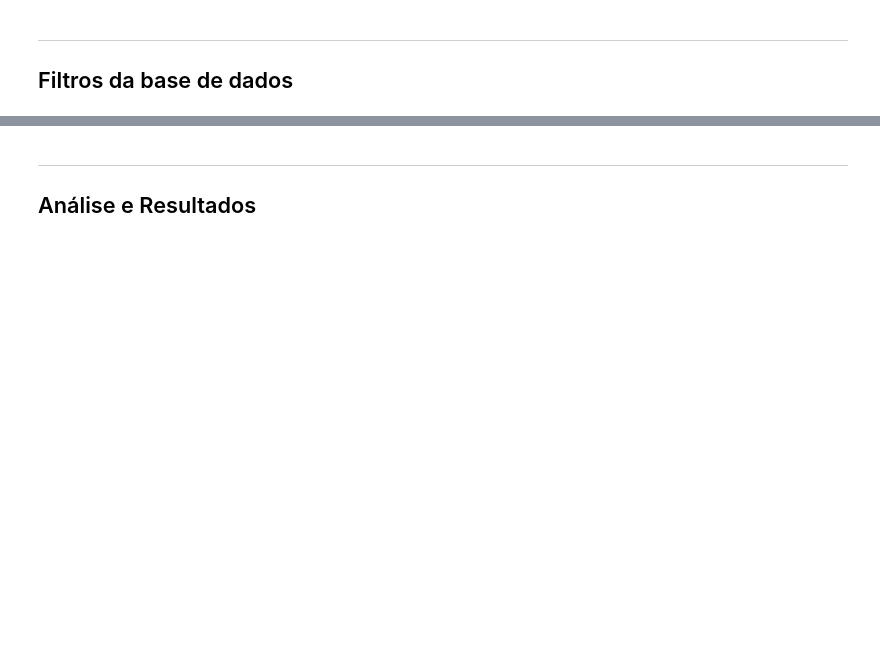
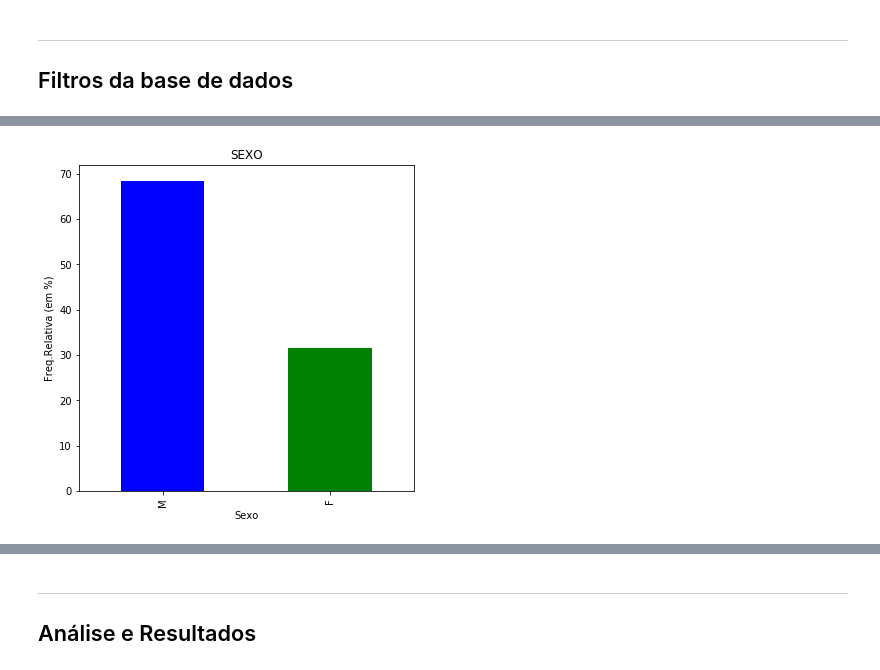
Before and after one commit to victorniubo/cdados_dp, a Jupyter notebook: Projeto1 Layout.ipynb, the cells around one changed output, grey strips where cells are left out. Cells and saved outputs as stored; diff of their text form; code cells hidden in the pictures; blank space fills up the shorter version.

```diff
--- a/Projeto1 Layout.ipynb
+++ b/Projeto1 Layout.ipynb
@@ -78,0 +107,12 @@ pd.crosstab(index=[df2.Sexo], columns=[df2.Posicao_no_Trabalho])
+# %%
+
+ut1 = (df2.Sexo.value_counts(sort=False, normalize=True)*100).round(decimals=1)
+print(ut1,'\n')
+
+
+ut2 = (df2.Condicao_familia.value_counts(sort=False, normalize=True)*100).round(decimals=1)
+print(ut2,'\n')
+
+
+ut3 = (df2.Posicao_no_Trabalho.value_counts(sort=True, normalize=True)*100).round(decimals=1)
+print(ut3,'\n')
@@ -78,0 +138,7 @@ pd.crosstab(index=[df2.Sexo], columns=[df2.Posicao_no_Trabalho])
+# %%
+plot = ut1.plot(kind='bar',title='SEXO',figsize=(6, 6),color=('b','g'))
+plt.ylabel('Freq.Relativa (em %)')
+plt.xlabel('Sexo')
+plt.show()
+# %% [output]
+[figure, added]
```
Also changed, not shown: parts of 10 cells of this notebook.
